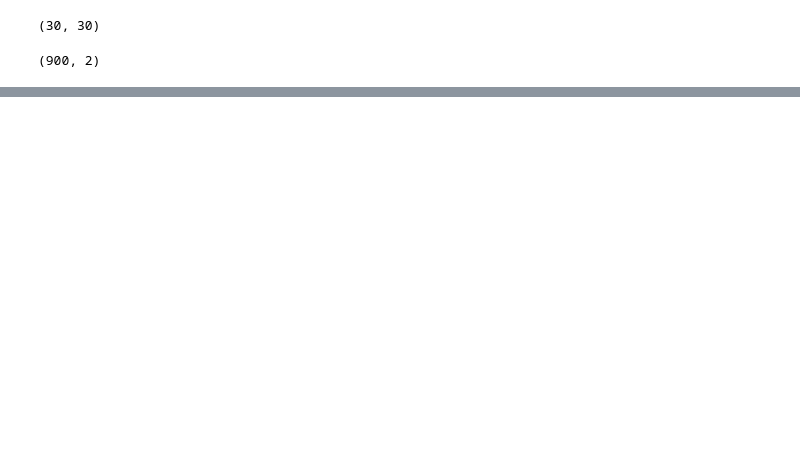
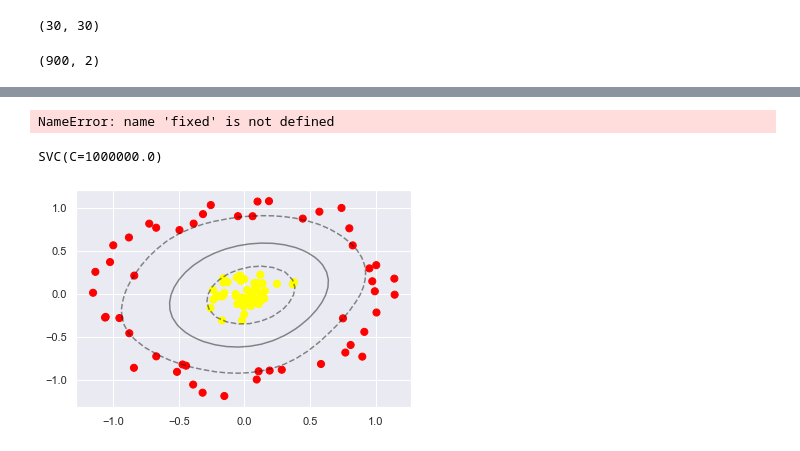
Before and after one commit to DpfStat/PythonDataScienceHandbook, a Jupyter notebook: notebooks/SVM.ipynb, the cells around one changed output, grey strips where cells are left out. Cells and saved outputs as stored; diff of their text form; code cells hidden in the pictures; blank space fills up the shorter version.

```diff
--- a/notebooks/SVM.ipynb
+++ b/notebooks/SVM.ipynb
@@ -122,0 +118,15 @@ xy.shape
+# %%
+from mpl_toolkits import mplot3d
+from ipywidgets import interact
+
+def plot_3D(elev = 30, azim = 30, X= X, y = y):
+    ax =plt.subplot(projection = '3d')
+    ax.scatter3D(X[:,0], X[:, 1], r, c =y, s =50, cmap =' autumn')
+    ax.view_init(elev = elev, azim = azim)
+    ax.set_xlabel('x')
+    ax.set_ylabel('y')
+    ax.set_zlabel('r')
+interact(plot_3D, elev=[-90, 90], azip=(-180, 180),
+         X=fixed(X), y=fixed(y));
+# %% [output]
+NameError: name 'fixed' is not defined
@@ -122,0 +135,12 @@ xy.shape
+# %%
+clf = SVC(kernel = 'rbf', C = 1E6)
+clf.fit(X,y)
+# %% [output]
+SVC(C=1000000.0)
+# %%
+plt.scatter(X[:, 0], X[:, 1], c=y, s=50, cmap='autumn')
+plot_svc_decision_function(clf)
+plt.scatter(clf.support_vectors_[:, 0], clf.support_vectors_[:, 1],
+            s=300, lw=1, facecolors='none');
+# %% [output]
+[figure, added]
```
Also changed, not shown: parts of 20 cells of this notebook, 3 other files.
